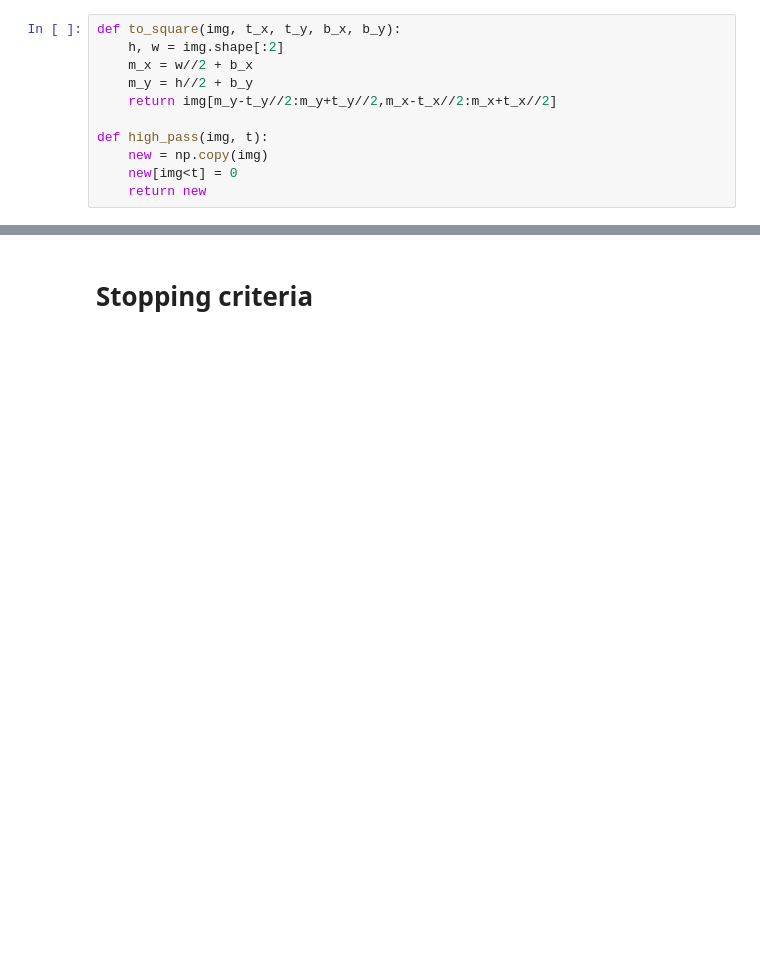
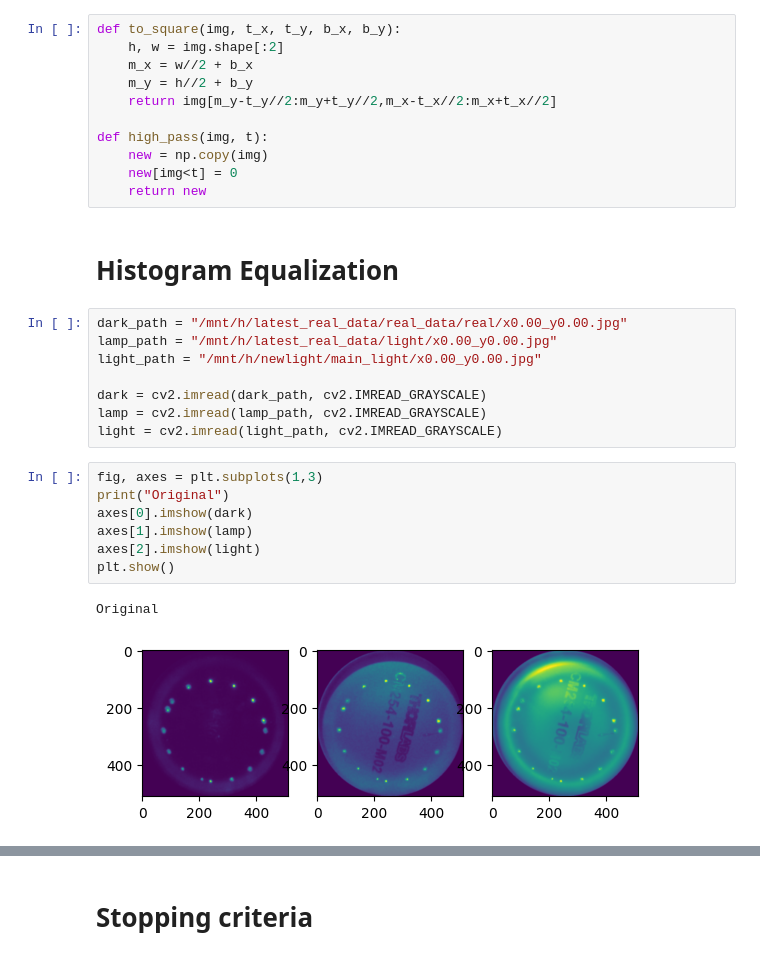
Before and after one commit to EvgeniiVenediktov/multireflection, a Jupyter notebook: processing_experiments.ipynb, the cells around one changed output, grey strips where cells are left out. Cells and saved outputs as stored; diff of their text form; blank space fills up the shorter version.

```diff
--- a/processing_experiments.ipynb
+++ b/processing_experiments.ipynb
@@ -16,3 +16,23 @@ def high_pass(img, t):
     new = np.copy(img)
     new[img<t] = 0
     return new
+# %% [markdown]
+# Histogram Equalization
+# %%
+dark_path = "/mnt/h/latest_real_data/real_data/real/x0.00_y0.00.jpg"
+lamp_path = "/mnt/h/latest_real_data/light/x0.00_y0.00.jpg"
+light_path = "/mnt/h/newlight/main_light/x0.00_y0.00.jpg"
+
+dark = cv2.imread(dark_path, cv2.IMREAD_GRAYSCALE)
+lamp = cv2.imread(lamp_path, cv2.IMREAD_GRAYSCALE)
+light = cv2.imread(light_path, cv2.IMREAD_GRAYSCALE)
+# %%
+fig, axes = plt.subplots(1,3)
+print("Original")
+axes[0].imshow(dark)
+axes[1].imshow(lamp)
+axes[2].imshow(light)
+plt.show()
+# %% [output]
+Original
+[figure, added]
```
Also changed, not shown: parts of 7 cells of this notebook, 23 other files.
